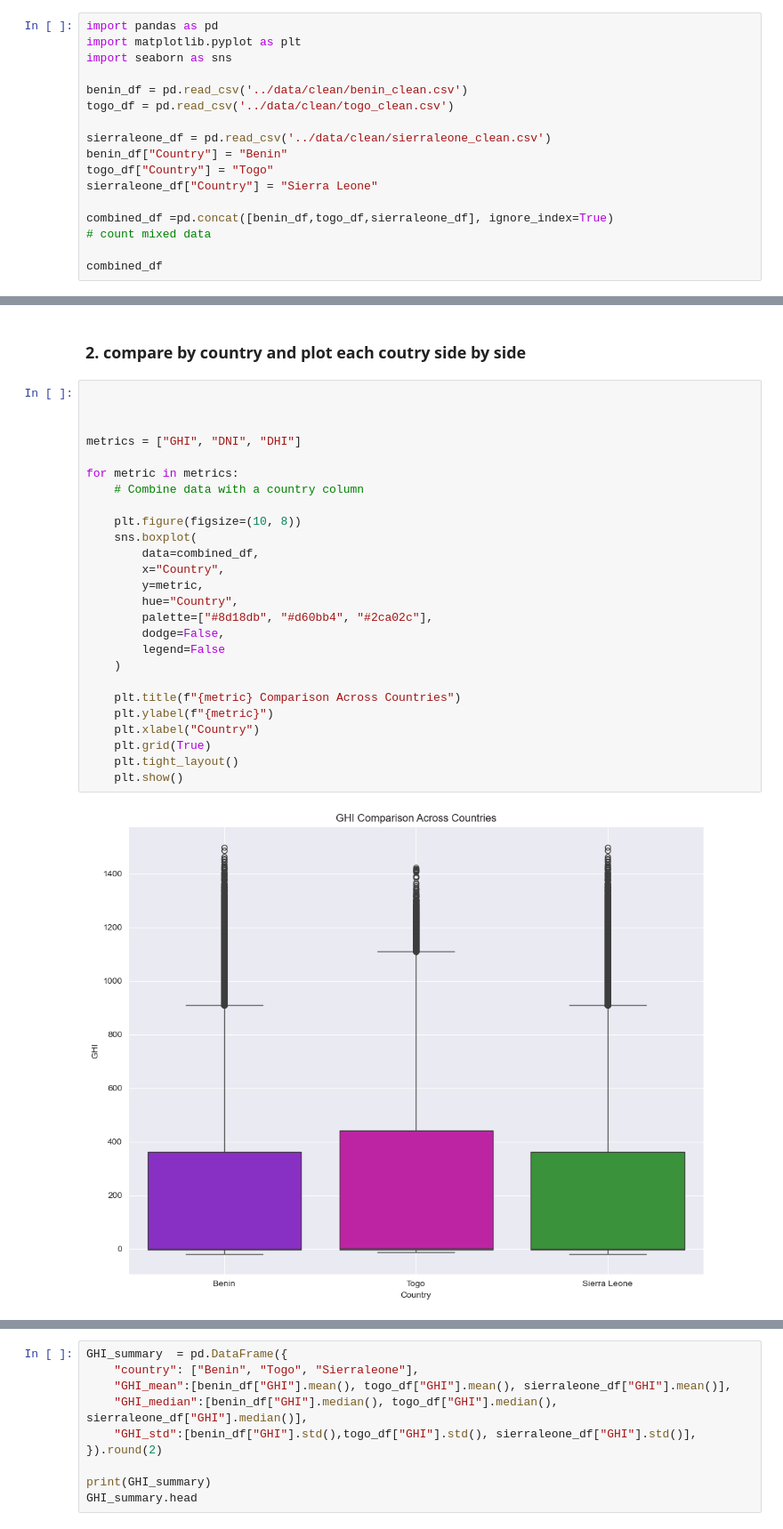
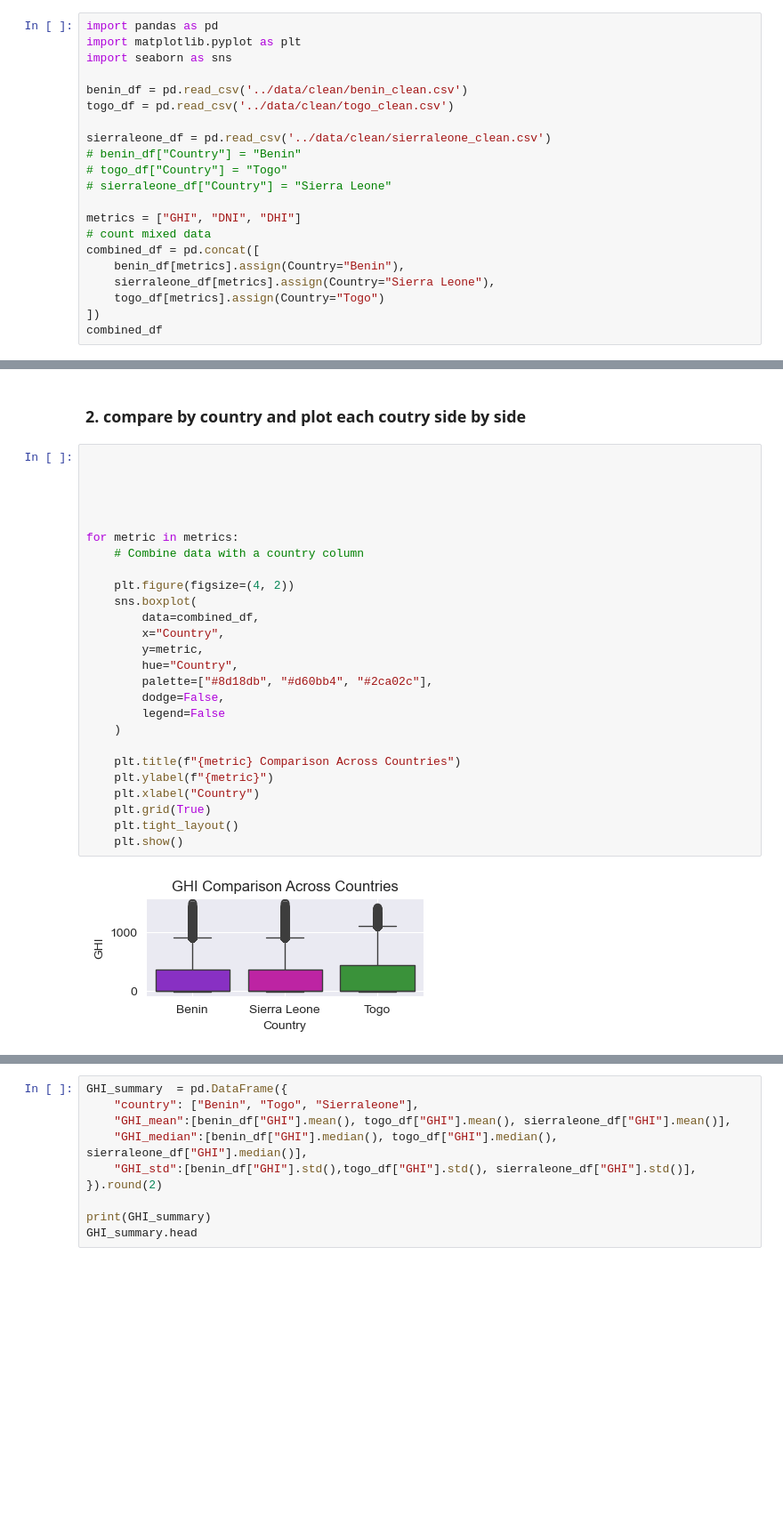
Before and after one commit to worashf/solar-challenge-week1, a Jupyter notebook: notebooks/compare_countries.ipynb, the cells around one changed output, grey strips where cells are left out. Shown at 89% size. Saved outputs shown, nothing was run; the diff lists cells and outputs as text; blank space fills up the shorter version.

```diff
--- a/notebooks/compare_countries.ipynb
+++ b/notebooks/compare_countries.ipynb
@@ -9,12 +9,16 @@ benin_df = pd.read_csv('../data/clean/benin_clean.csv')
 togo_df = pd.read_csv('../data/clean/togo_clean.csv')
 
 sierraleone_df = pd.read_csv('../data/clean/sierraleone_clean.csv')
-benin_df["Country"] = "Benin"
-togo_df["Country"] = "Togo"
-sierraleone_df["Country"] = "Sierra Leone"
+# benin_df["Country"] = "Benin"
+# togo_df["Country"] = "Togo"
+# sierraleone_df["Country"] = "Sierra Leone"
 
-combined_df =pd.concat([benin_df,togo_df,sierraleone_df], ignore_index=True)
+metrics = ["GHI", "DNI", "DHI"]
 # count mixed data
-
+combined_df = pd.concat([
+    benin_df[metrics].assign(Country="Benin"),
+    sierraleone_df[metrics].assign(Country="Sierra Leone"),
+    togo_df[metrics].assign(Country="Togo")
+])
 combined_df
 # %% [output]
@@ -50,28 +54,28 @@ sierraleone_df.head(3)
 # %%
 
 
 
-metrics = ["GHI", "DNI", "DHI"]
+
 
 for metric in metrics:
     # Combine data with a country column
 
-    plt.figure(figsize=(10, 8))
+    plt.figure(figsize=(4, 2))
     sns.boxplot(
         data=combined_df,
         x="Country",
         y=metric,
         hue="Country",
         palette=["#8d18db", "#d60bb4", "#2ca02c"],
         dodge=False,
         legend=False
     )
 
     plt.title(f"{metric} Comparison Across Countries")
     plt.ylabel(f"{metric}")
     plt.xlabel("Country")
     plt.grid(True)
     plt.tight_layout()
     plt.show()
 # %% [output]
-[figure, old version]
+[figure, new version]
```
Also changed, not shown: parts of 2 cells of this notebook, 1 other file.
